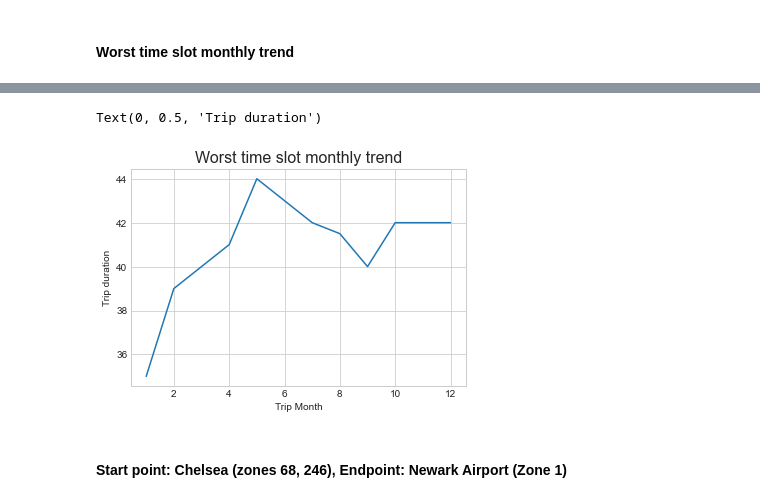
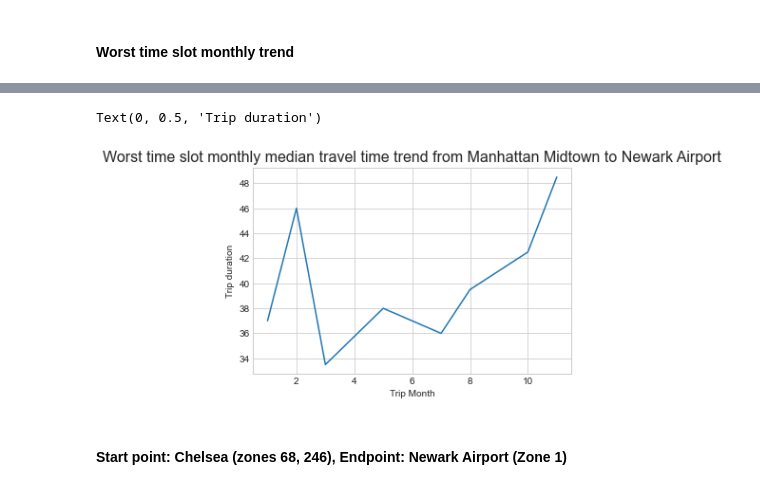
Before and after one commit to MSBGDA/INFO-H-600-Project-Group-AH, a Jupyter notebook: t4_analysis.ipynb, the cells around one changed output, grey strips where cells are left out. Drawn from its saved outputs; the diff is of its cells as text; code cells hidden in the pictures.

```diff
--- a/t4_analysis.ipynb
+++ b/t4_analysis.ipynb
@@ -574,13 +573,13 @@ Text(0, 0.5, 'Trip duration')
 # %% [markdown]
 #### Worst time slot monthly trend
 # %%
-df_y2 = pd.DataFrame(time_slot(df_y,'tpep_pickup_datetime', 'tpep_dropoff_datetime', '22:00', '22:59'))
+df_y2 = pd.DataFrame(time_slot(df_y,'tpep_pickup_datetime', 'tpep_dropoff_datetime', '17:00', '17:59'))
 # %%
-df_g2 = pd.DataFrame(time_slot(df_g,'lpep_pickup_datetime', 'lpep_dropoff_datetime', '22:00', '22:59'))
+df_g2 = pd.DataFrame(time_slot(df_g,'lpep_pickup_datetime', 'lpep_dropoff_datetime', '17:00', '17:59'))
 # %%
-df_f2 = pd.DataFrame(time_slot(df_f,'pickup_datetime', 'dropoff_datetime', '22:00', '22:59'))
+df_f2 = pd.DataFrame(time_slot(df_f,'pickup_datetime', 'dropoff_datetime', '17:00', '17:59'))
 # %%
-df_fv2 = pd.DataFrame(time_slot(df_fv,'pickup_datetime', 'dropoff_datetime', '22:00', '22:59'))
+df_fv2 = pd.DataFrame(time_slot(df_fv,'pickup_datetime', 'dropoff_datetime', '17:00', '17:59'))
 # %%
 df_concat = pd.concat([df_y2[['trip_month','trip_duration']],df_g2[['trip_month','trip_duration']],\
                       df_f2[['trip_month','trip_duration']], df_fv2[['trip_month','trip_duration']]],ignore_index=True)
@@ -606,11 +601,11 @@ df_concat
 # %%
 plt.plot(df_concat['Trip_Month'],df_concat['trip_duration'])
-plt.title('Worst time slot monthly trend',fontsize=16)
+plt.title('Worst time slot monthly median travel time trend from Manhattan Midtown to Newark Airport',fontsize=16)
 plt.xlabel('Trip Month')
 plt.ylabel('Trip duration')
 # %% [output]
 Text(0, 0.5, 'Trip duration')
-[figure, old version]
+[figure, new version]
 # %% [markdown]
 #### Start point: Chelsea (zones 68, 246), Endpoint: Newark Airport (Zone 1)
 # %%
```
Also changed, not shown: parts of 192 cells of this notebook.
